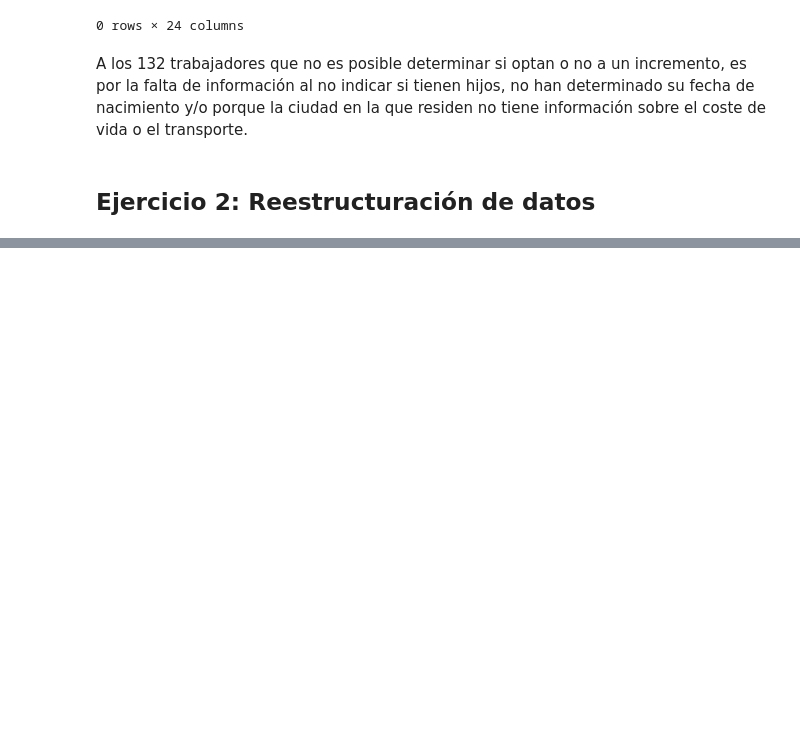
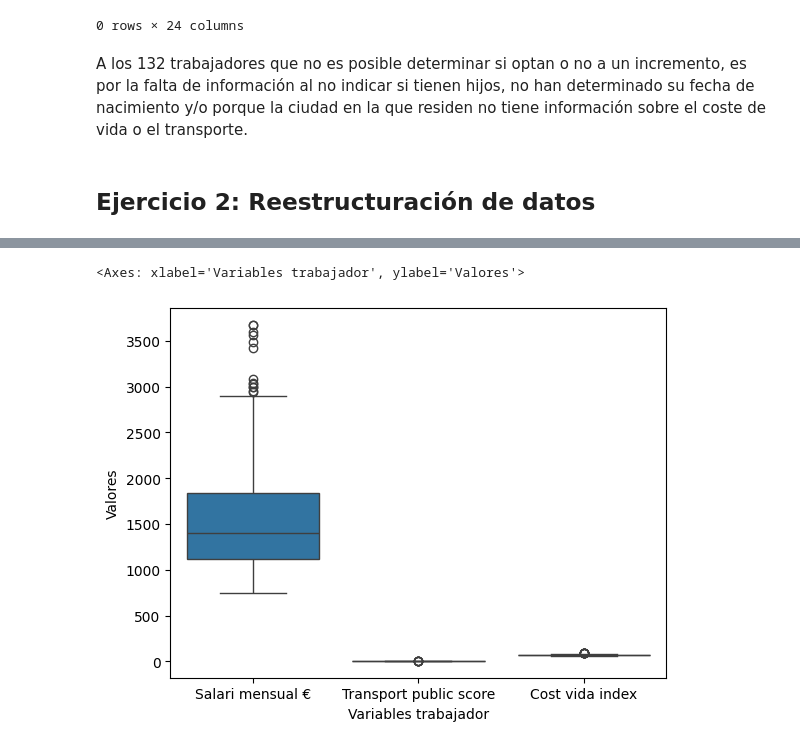
Before and after one commit to noelcarrionmatias/IT_Data, a Jupyter notebook: Especializacion/8_Sprint/ejercicios_s8.ipynb, the cells around one changed output, grey strips where cells are left out. Saved outputs shown, nothing was run; the diff lists cells and outputs as text; code cells hidden in the pictures; blank space fills up the shorter version.

```diff
--- a/Especializacion/8_Sprint/ejercicios_s8.ipynb
+++ b/Especializacion/8_Sprint/ejercicios_s8.ipynb
@@ -2216,0 +2222,8 @@ A los 132 trabajadores que no es posible determinar si optan o no a un increment
+# %%
+dataset_s8_melt = pd.melt(
+    frame = dataset_s8,
+    id_vars = ["DNI", 'Ciutat', 'Gènere', 'Grup Professional'],
+    value_vars= ["Salari mensual €", 'Transport public score', 'Cost vida index'],
+    var_name = 'Variables trabajador',
+    value_name= 'Valores',
+)
@@ -2216,0 +2273,9 @@ A los 132 trabajadores que no es posible determinar si optan o no a un increment
+# %%
+sns.boxplot(
+    data=dataset_s8_melt,
+    x='Variables trabajador',
+    y='Valores'
+)
+# %% [output]
+<Axes: xlabel='Variables trabajador', ylabel='Valores'>
+[figure, added]
```
Also changed, not shown: parts of 80 cells of this notebook, 8 other files.
